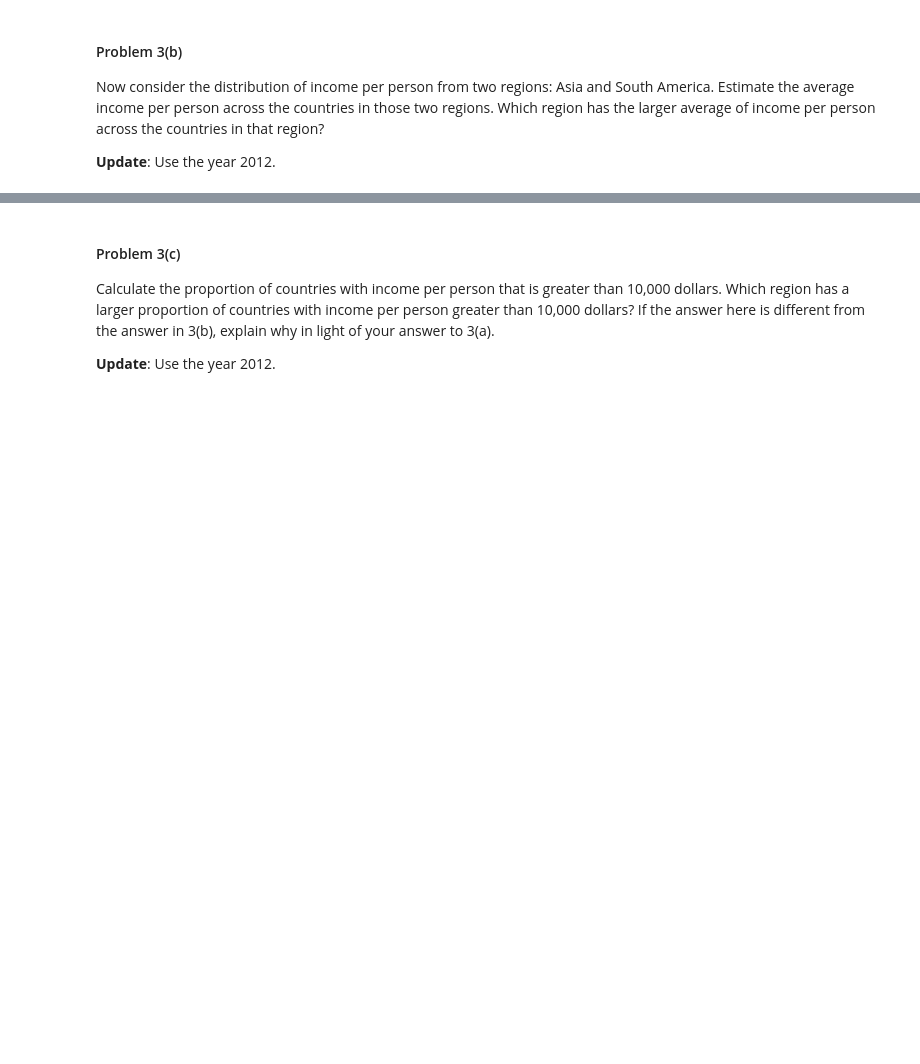
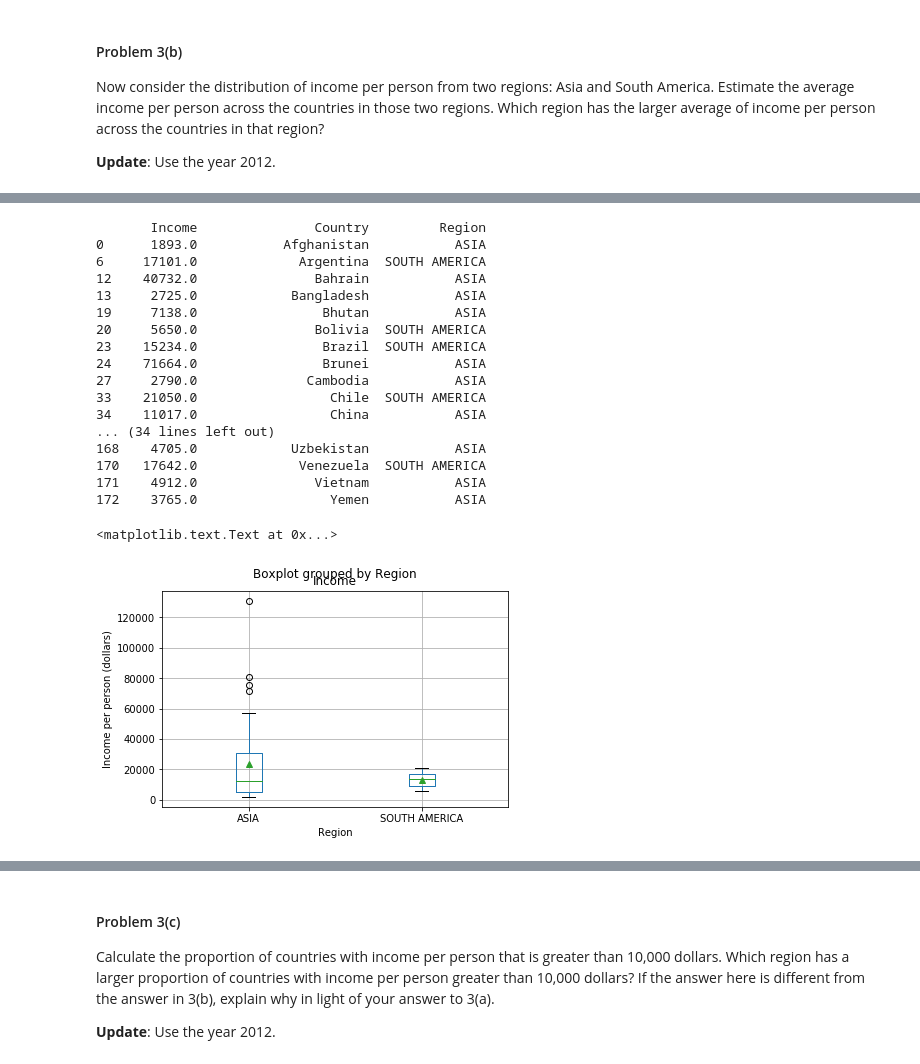
Before and after one commit to ShichengChen/cs109, a Jupyter notebook: 2014-master/homework/HW1.ipynb, the cells around one changed output, grey strips where cells are left out. Drawn from its saved outputs; the diff is of its cells as text; code cells hidden in the pictures; blank space fills up the shorter version.

```diff
--- a/2014-master/homework/HW1.ipynb
+++ b/2014-master/homework/HW1.ipynb
@@ -647,3 +647,28 @@ merged
 |  | Region | Income |
 | 1 | ASIA | 23500.43 |
 | 5 | SOUTH AMERICA | 13015.75 |
+# %%
+df = mergeByYear(2012)
+df = df.loc[(df.Region == "ASIA") | (df.Region == "SOUTH AMERICA")]
+df.boxplot('Income', by = 'Region', rot = 0,showmeans=True)
+plt.ylabel('Income per person (dollars)')
+# %% [output]
+       Income               Country         Region
+0      1893.0           Afghanistan           ASIA
+6     17101.0             Argentina  SOUTH AMERICA
+12    40732.0               Bahrain           ASIA
+13     2725.0            Bangladesh           ASIA
+19     7138.0                Bhutan           ASIA
+20     5650.0               Bolivia  SOUTH AMERICA
+23    15234.0                Brazil  SOUTH AMERICA
+24    71664.0                Brunei           ASIA
+27     2790.0              Cambodia           ASIA
+33    21050.0                 Chile  SOUTH AMERICA
+34    11017.0                 China           ASIA
+... (34 lines left out)
+168    4705.0            Uzbekistan           ASIA
+170   17642.0             Venezuela  SOUTH AMERICA
+171    4912.0               Vietnam           ASIA
+172    3765.0                 Yemen           ASIA
+<matplotlib.text.Text at 0x...>
+[figure, added]
```
Also changed, not shown: parts of 12 cells of this notebook, 4 other files.
